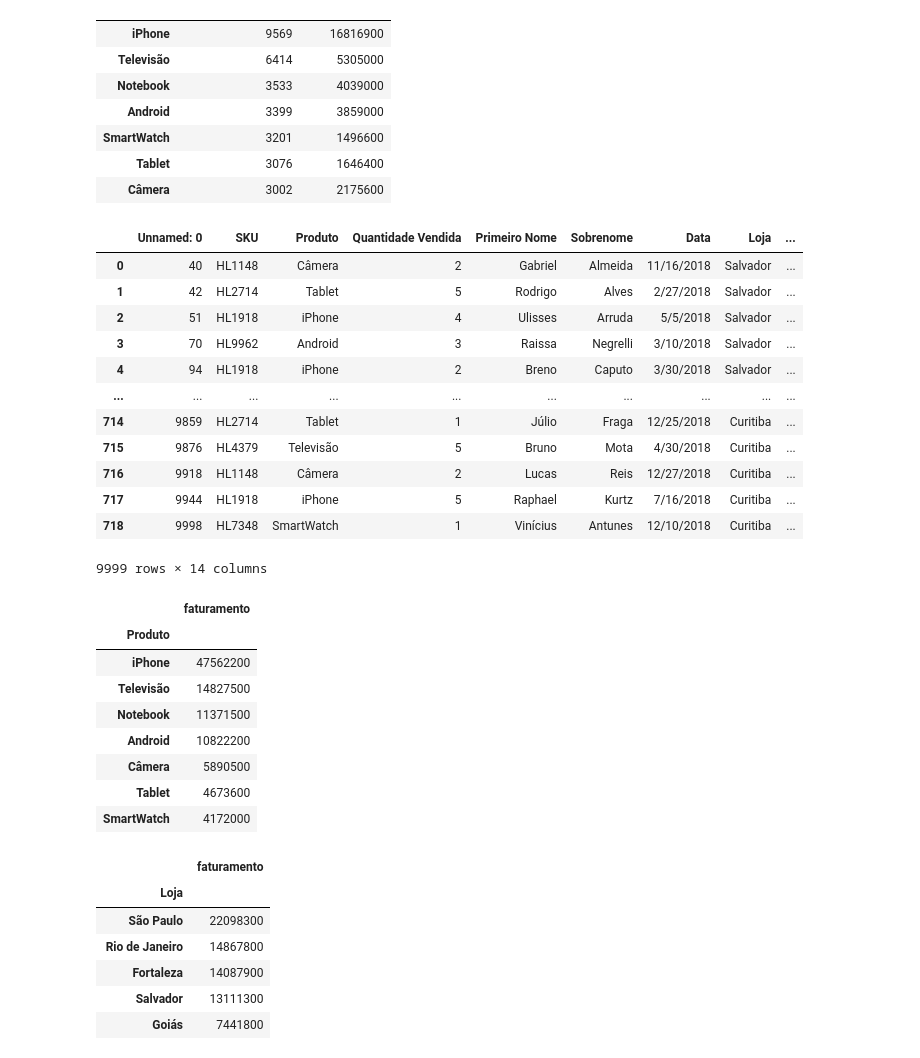
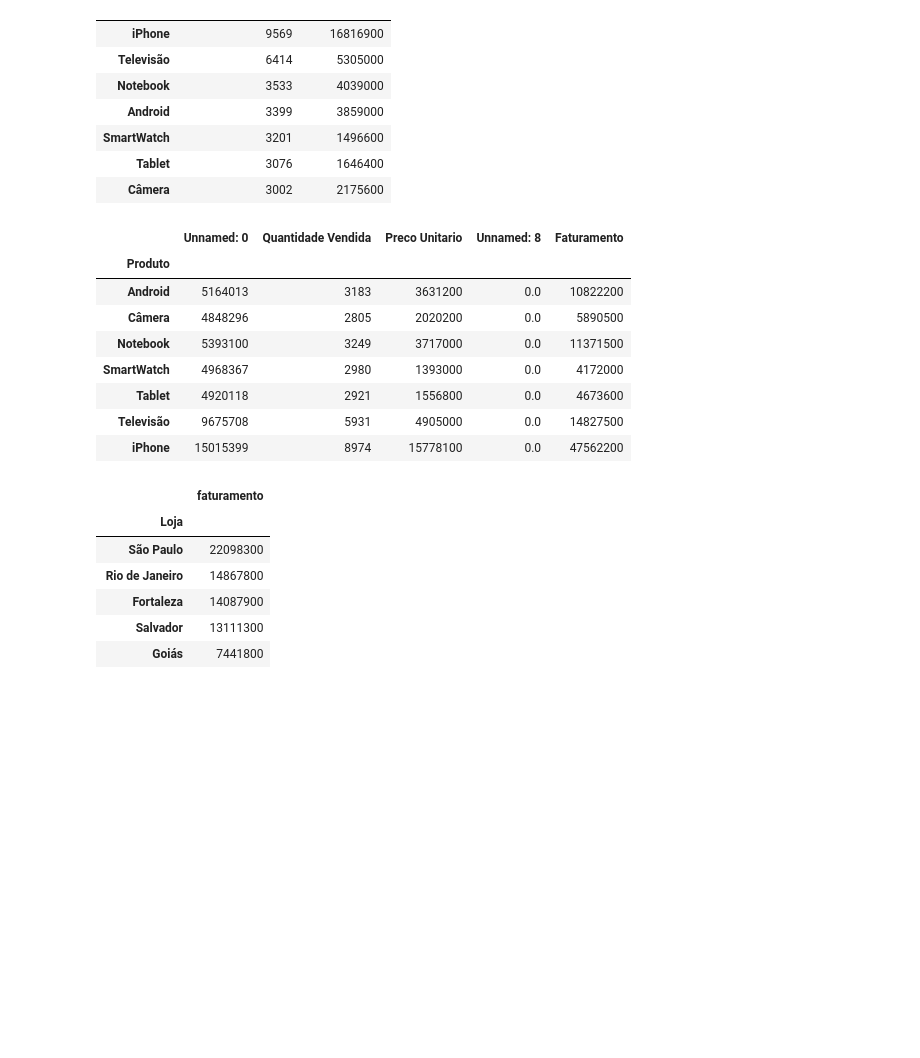
Before and after one commit to ThiagoMartins7/Treinando-Python, a Jupyter notebook: Curso_Python.ipynb, the cells around one changed output. Drawn from its saved outputs; the diff is of its cells as text; code cells hidden in the pictures; blank space fills up the shorter version.

```diff
--- a/Curso_Python.ipynb
+++ b/Curso_Python.ipynb
@@ -11,7 +11,7 @@ import os
 import pandas as pd
 import plotly.express as px
 
-
+tabela_faturamento = tabela_faturamento[["faturamento"]].sort_values(by='faturamento', ascending=False
 
 lista_arquivo = os.listdir('/content/drive/MyDrive/Python/Vendas')
 tabela_total = pd.DataFrame()
@@ -62,36 +62,21 @@ display(tabela_produtos)
 # %%
 # Calcular o produto que mais faturou
 
 tabela_total['Faturamento'] = tabela_total['Quantidade Vendida'] * tabela_total['Preco Unitario']
-display(tabela_total)
 
 
 tabela_faturamento = tabela_total.groupby('Produto').sum()
-tabela_faturamento = tabela_faturamento[["faturamento"]].sort_values(by='faturamento', ascending=False)
 display(tabela_faturamento)
 # %% [output]
-|  | Unnamed: 0 | SKU | Produto | Quantidade Vendida | Primeiro Nome | Sobrenome | Data | Loja | ... |
-| 0 | 40 | HL1148 | Câmera | 2 | Gabriel | Almeida | 11/16/2018 | Salvador | ... |
-| 1 | 42 | HL2714 | Tablet | 5 | Rodrigo | Alves | 2/27/2018 | Salvador | ... |
-| 2 | 51 | HL1918 | iPhone | 4 | Ulisses | Arruda | 5/5/2018 | Salvador | ... |
-| 3 | 70 | HL9962 | Android | 3 | Raissa | Negrelli | 3/10/2018 | Salvador | ... |
-| 4 | 94 | HL1918 | iPhone | 2 | Breno | Caputo | 3/30/2018 | Salvador | ... |
-| ... | ... | ... | ... | ... | ... | ... | ... | ... | ... |
-| 714 | 9859 | HL2714 | Tablet | 1 | Júlio | Fraga | 12/25/2018 | Curitiba | ... |
-| 715 | 9876 | HL4379 | Televisão | 5 | Bruno | Mota | 4/30/2018 | Curitiba | ... |
-| 716 | 9918 | HL1148 | Câmera | 2 | Lucas | Reis | 12/27/2018 | Curitiba | ... |
-| 717 | 9944 | HL1918 | iPhone | 5 | Raphael | Kurtz | 7/16/2018 | Curitiba | ... |
-| 718 | 9998 | HL7348 | SmartWatch | 1 | Vinícius | Antunes | 12/10/2018 | Curitiba | ... |
+|  | Unnamed: 0 | Quantidade Vendida | Preco Unitario | Unnamed: 8 | Faturamento |
+| Produto |  |  |  |  |  |
+| Android | 5164013 | 3183 | 3631200 | 0.0 | 10822200 |
+| Câmera | 4848296 | 2805 | 2020200 | 0.0 | 5890500 |
+| Notebook | 5393100 | 3249 | 3717000 | 0.0 | 11371500 |
+| SmartWatch | 4968367 | 2980 | 1393000 | 0.0 | 4172000 |
+| Tablet | 4920118 | 2921 | 1556800 | 0.0 | 4673600 |
+| Televisão | 9675708 | 5931 | 4905000 | 0.0 | 14827500 |
+| iPhone | 15015399 | 8974 | 15778100 | 0.0 | 47562200 |
-9999 rows × 14 columns
-|  | faturamento |
-| Produto |  |
-| iPhone | 47562200 |
-| Televisão | 14827500 |
-| Notebook | 11371500 |
-| Android | 10822200 |
-| Câmera | 5890500 |
-| Tablet | 4673600 |
-| SmartWatch | 4172000 |
 # %%
 #Calcular a loja que mais vendeu - Criar um Dashboard
 
```
